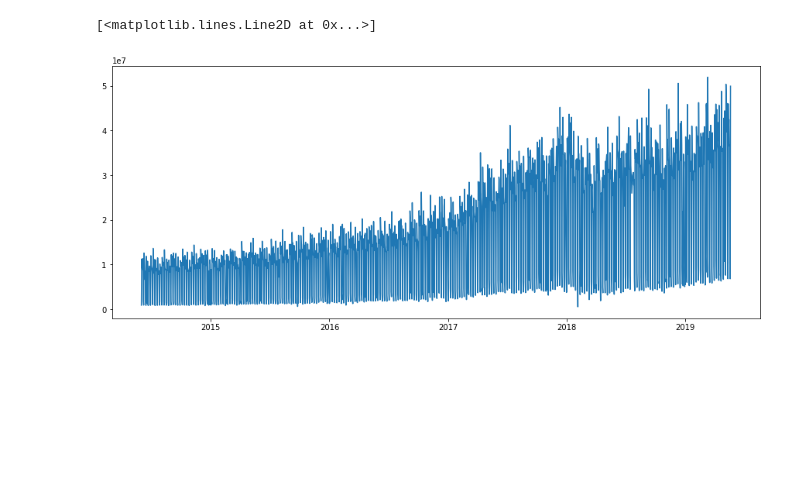
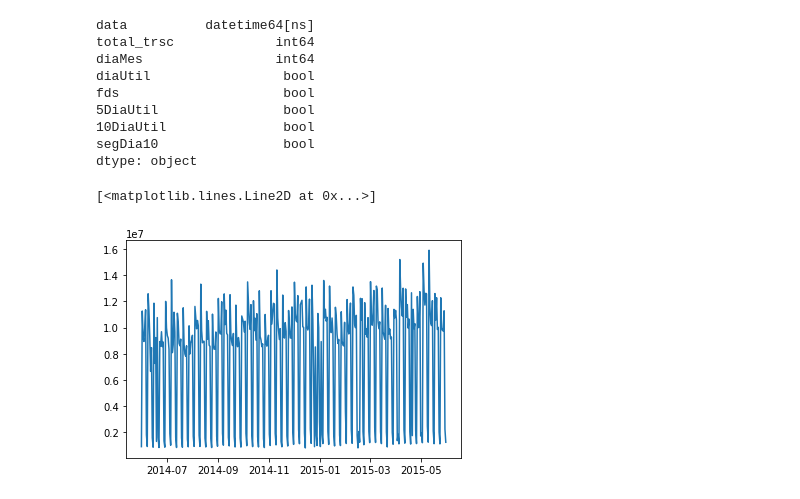
Before and after one commit to ramonfsk/machineLearning, a Jupyter notebook: prevQtdTransacoes.ipynb, the cells around one changed output. Drawn from its saved outputs; the diff is of its cells as text; code cells hidden in the pictures; blank space fills up the shorter version.

```diff
--- a/prevQtdTransacoes.ipynb
+++ b/prevQtdTransacoes.ipynb
@@ -17,0 +50,11 @@ dtype: object
+# %%
+trocar = {
+    True : 1,
+    False : 0
+}
+dados.diaUtil = dados.diaUtil.map(trocar)
+dados.fds = dados.fds.map(trocar)
+dados['qntDiaUtil'] = dados['qntDiaUtil'].map(trocar)
+dados['decDiaUtil'] = dados['decDiaUtil'].map(trocar)
+dados['segDia10'] = dados['segDia10'].map(trocar)
+dados.tail()
@@ -18,10 +68,24 @@ dtype: object
+# %%
+dados.dtypes
+#dados.query('feriadoDiaUtil == True').tail()
+#lista_feriados.head(10)
+# %% [output]
+data          datetime64[ns]
+total_trsc             int64
+diaMes                 int64
+diaUtil                 bool
+fds                     bool
+5DiaUtil                bool
+10DiaUtil               bool
+segDia10                bool
+dtype: object
 # %%
-x = dados.data
-y = dados.total_trsc
+x = dados.data[:365]
+y = dados.qtdTrsc[:365]
 
 plt.plot(x, y)
 # %% [output]
 [<matplotlib.lines.Line2D at 0x...>]
-[figure, old version]
+[figure, new version]
 # %%
 dados.describe().round(2)
```
Also changed, not shown: parts of 25 cells of this notebook, 51 other files.
